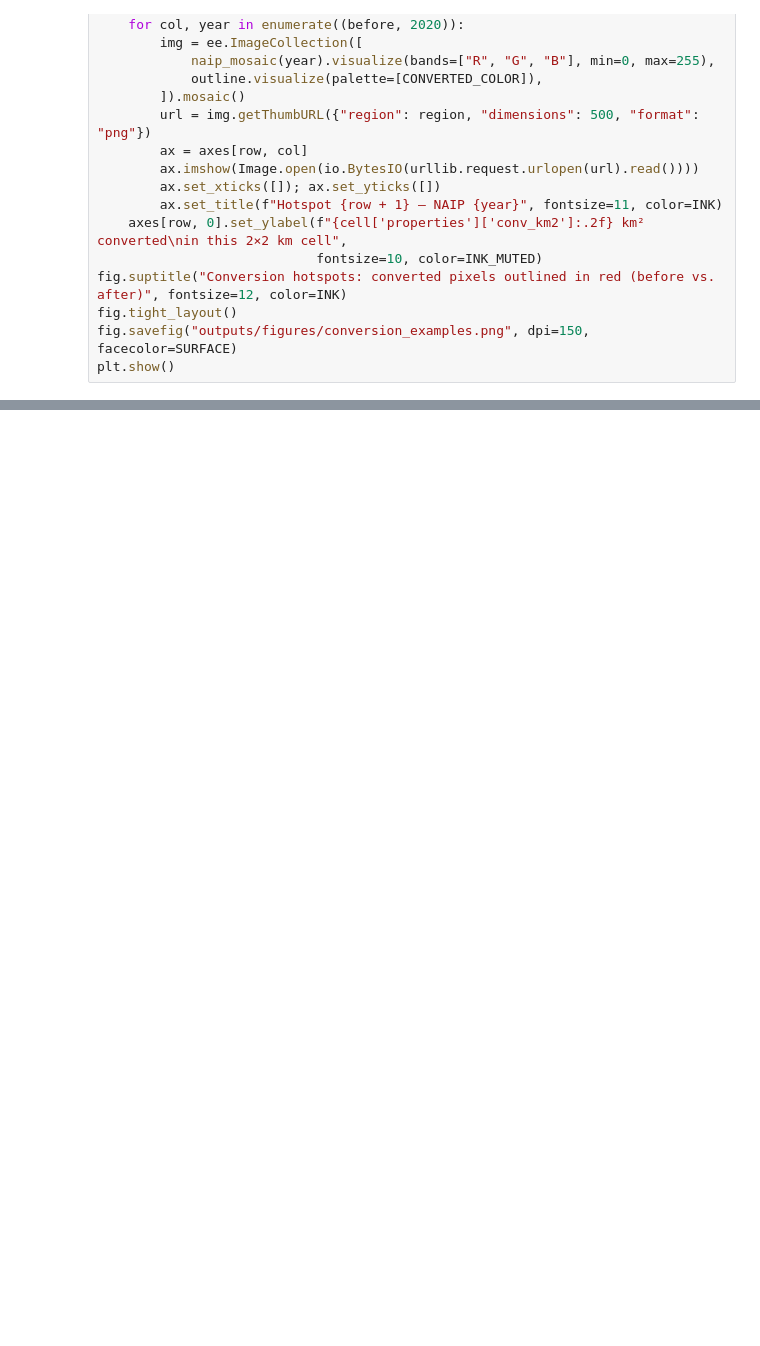
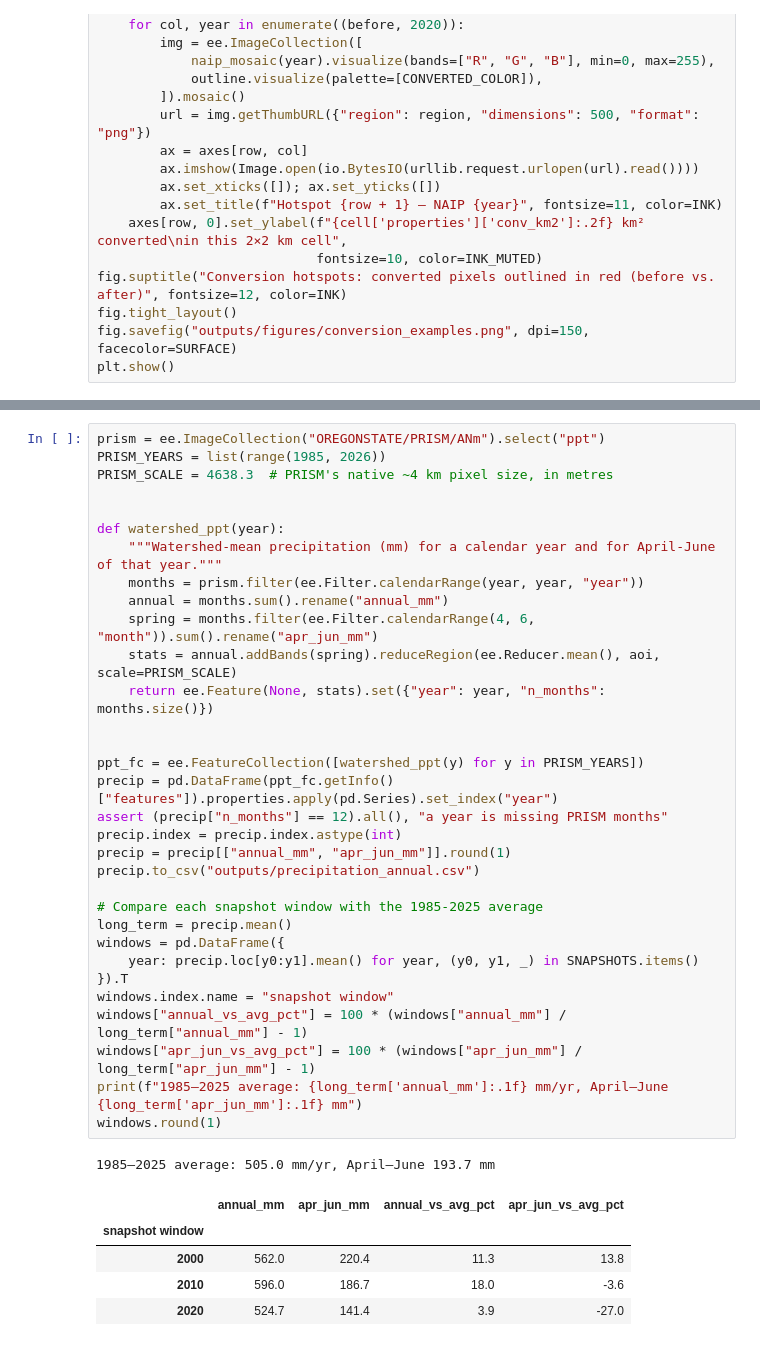
Before and after one commit to liammartin3/agriculture-wetland-loss, a Jupyter notebook: wetland_loss.ipynb, the cells around one changed output, grey strips where cells are left out. Saved outputs shown, nothing was run; the diff lists cells and outputs as text; blank space fills up the shorter version.

Commit message:
Step 8: PRISM annual precipitation with the snapshot windows highlighted
Co-Authored-By: Claude Opus 5.5 <noreply@anthropic.com>

```diff
--- a/wetland_loss.ipynb
+++ b/wetland_loss.ipynb
@@ -1187,0 +1199,39 @@ plt.show()
+# %%
+prism = ee.ImageCollection("OREGONSTATE/PRISM/ANm").select("ppt")
+PRISM_YEARS = list(range(1985, 2026))
+PRISM_SCALE = 4638.3  # PRISM's native ~4 km pixel size, in metres
+
+
+def watershed_ppt(year):
+    """Watershed-mean precipitation (mm) for a calendar year and for April-June of that year."""
+    months = prism.filter(ee.Filter.calendarRange(year, year, "year"))
+    annual = months.sum().rename("annual_mm")
+    spring = months.filter(ee.Filter.calendarRange(4, 6, "month")).sum().rename("apr_jun_mm")
+    stats = annual.addBands(spring).reduceRegion(ee.Reducer.mean(), aoi, scale=PRISM_SCALE)
+    return ee.Feature(None, stats).set({"year": year, "n_months": months.size()})
+
+
+ppt_fc = ee.FeatureCollection([watershed_ppt(y) for y in PRISM_YEARS])
+precip = pd.DataFrame(ppt_fc.getInfo()["features"]).properties.apply(pd.Series).set_index("year")
+assert (precip["n_months"] == 12).all(), "a year is missing PRISM months"
+precip.index = precip.index.astype(int)
+precip = precip[["annual_mm", "apr_jun_mm"]].round(1)
+precip.to_csv("outputs/precipitation_annual.csv")
+
+# Compare each snapshot window with the 1985-2025 average
+long_term = precip.mean()
+windows = pd.DataFrame({
+    year: precip.loc[y0:y1].mean() for year, (y0, y1, _) in SNAPSHOTS.items()
+}).T
+windows.index.name = "snapshot window"
+windows["annual_vs_avg_pct"] = 100 * (windows["annual_mm"] / long_term["annual_mm"] - 1)
+windows["apr_jun_vs_avg_pct"] = 100 * (windows["apr_jun_mm"] / long_term["apr_jun_mm"] - 1)
+print(f"1985–2025 average: {long_term['annual_mm']:.1f} mm/yr, April–June {long_term['apr_jun_mm']:.1f} mm")
+windows.round(1)
+# %% [output]
+1985–2025 average: 505.0 mm/yr, April–June 193.7 mm
+|  | annual_mm | apr_jun_mm | annual_vs_avg_pct | apr_jun_vs_avg_pct |
+| snapshot window |  |  |  |  |
+| 2000 | 562.0 | 220.4 | 11.3 | 13.8 |
+| 2010 | 596.0 | 186.7 | 18.0 | -3.6 |
+| 2020 | 524.7 | 141.4 | 3.9 | -27.0 |
```
Also changed, not shown: parts of 3 cells of this notebook, 2 other files.
